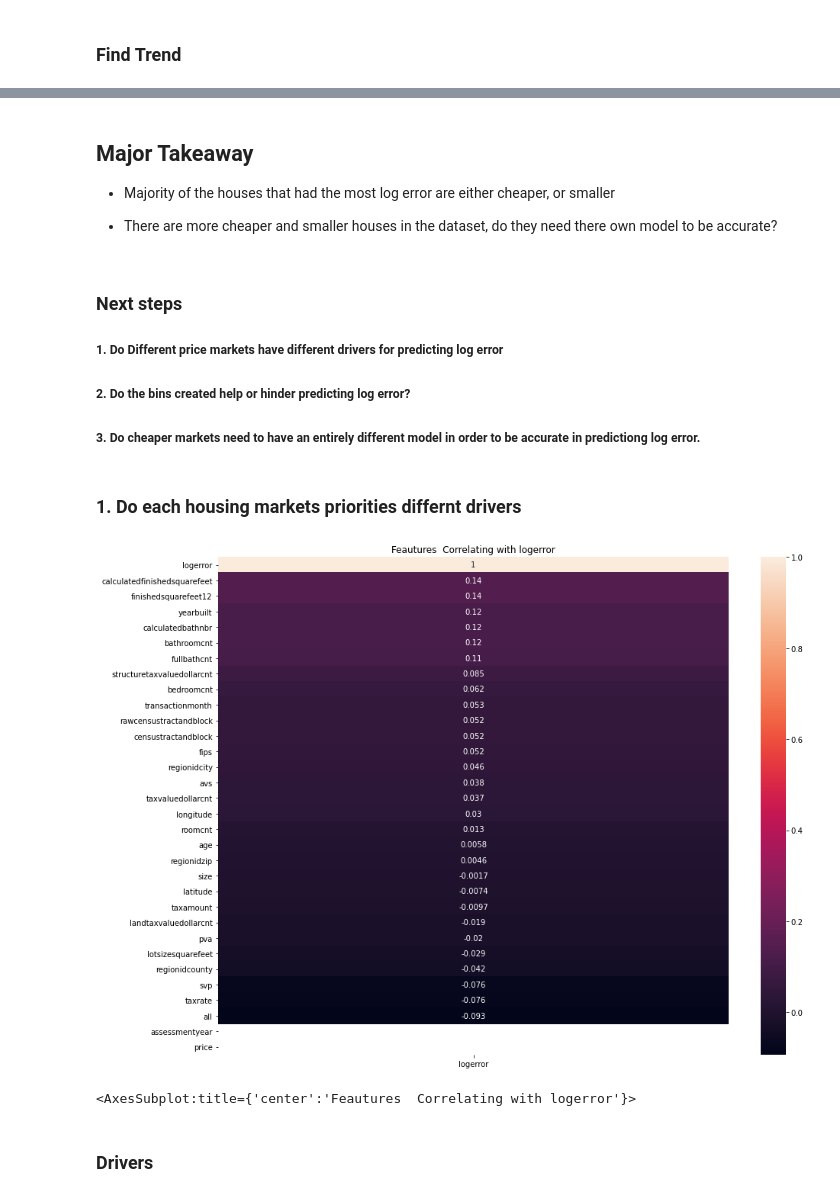
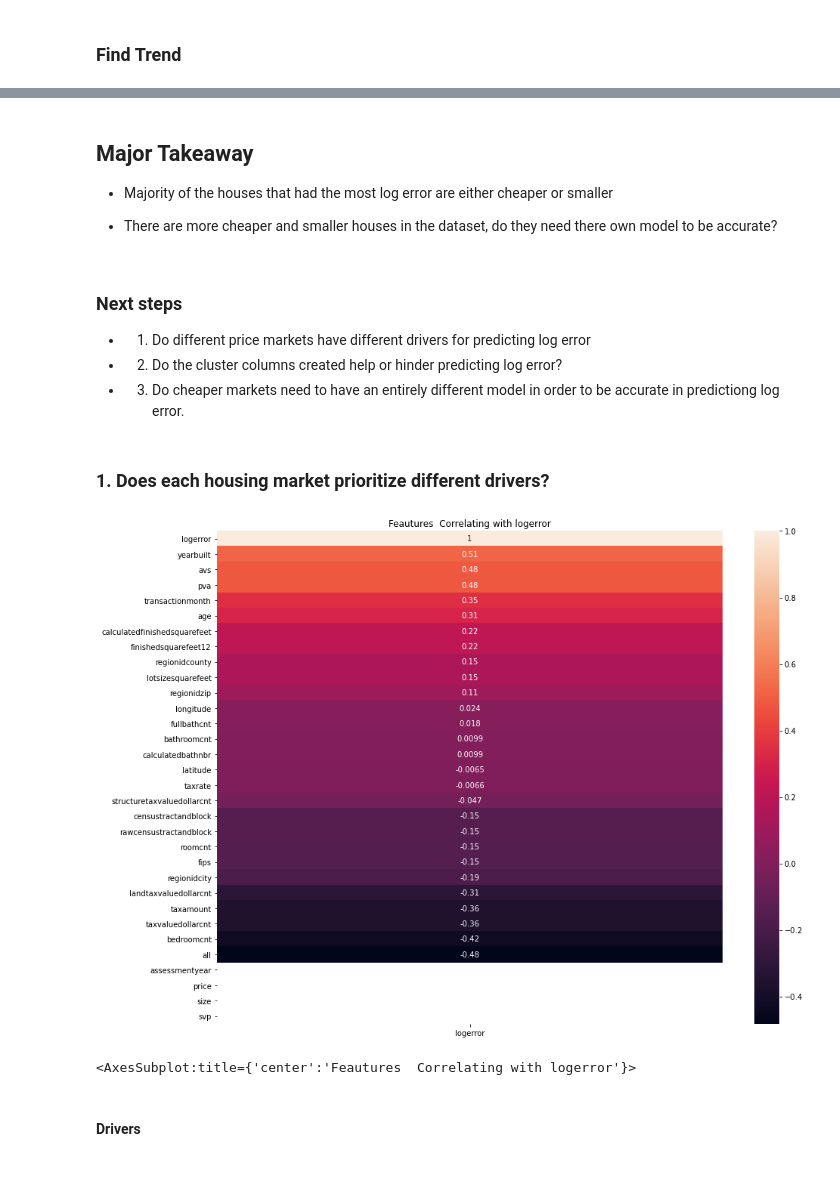
Before and after one commit to carterrxavier/clustering-project, a Jupyter notebook: initialnotebook.ipynb, the cells around one changed output, grey strips where cells are left out. Cells and saved outputs as stored; diff of their text form; code cells hidden in the pictures.

Commit message:
more modeling

```diff
--- a/initialnotebook.ipynb
+++ b/initialnotebook.ipynb
@@ -267,5 +255,5 @@ cluster.map_clusters(train_scaled, 'all', 'yearbuilt' )
 ### Find Trend
 # %%
 X = train_scaled[['logerror']]
-X = cluster.show_cluster(X, 5, 'logbin',hide= True)
+X = cluster.show_cluster(X, 5, 'logbin',hide= False)
 train_scaled['logbin'] = X['logbin']
@@ -276,13 +266,13 @@ cluster.map_clusters(train_scaled[(train_scaled['logbin']== 4) | (train_scaled['
 # %% [markdown]
 ## Major Takeaway
-- Majority of the houses that had the most log error are either cheaper, or smaller
+- Majority of the houses that had the most log error are either cheaper or smaller
 
 - There are more cheaper and smaller houses in the dataset, do they need there own model to be accurate?
 # %% [markdown]
 ### Next steps
-##### 1. Do Different price markets have different drivers for predicting log error
-##### 2. Do the bins created help or hinder predicting log error?
-##### 3. Do cheaper markets need to have an entirely different model in order to be accurate in predictiong log error.
+- 1. Do different price markets have different drivers for predicting log error
+- 2. Do the cluster columns created help or hinder predicting log error?
+- 3. Do cheaper markets need to have an entirely different model in order to be accurate in predictiong log error.
 # %% [markdown]
-### 1. Do each housing markets priorities differnt drivers
+### 1. Does each housing market prioritize different drivers?
 # %%
@@ -358,12 +348,12 @@ test_scaled = test_scaled.drop(columns=['propertylandusetypeid','parcelid','id',
                                           'transactiondate','propertycountylandusecode',\
                                           'propertylandusedesc'])
 # %%
-explore.get_heatmap(train_scaled[train_scaled['price'] == 1], 'logerror')
+explore.get_heatmap(train_scaled[train_scaled['price'] == 4], 'logerror')
 # %% [output]
-[figure, old version]
+[figure, new version]
 <AxesSubplot:title={'center':'Feautures  Correlating with logerror'}>
 # %% [markdown]
-### Drivers
+#### Drivers
 # %%
 X_train = train_scaled.drop(columns=['logerror'])
 y_train = train_scaled[['logerror','price']]
```
Also changed, not shown: parts of 26 cells of this notebook, 1 other file.
